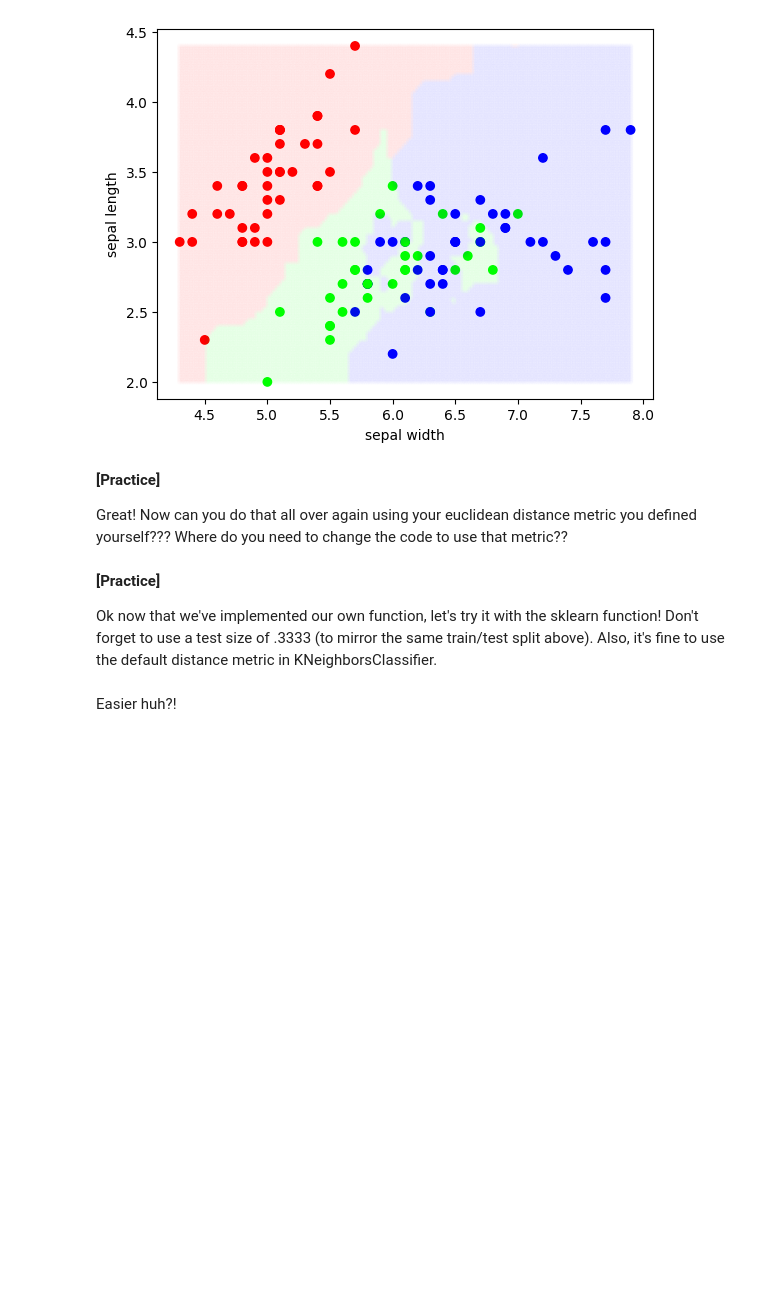
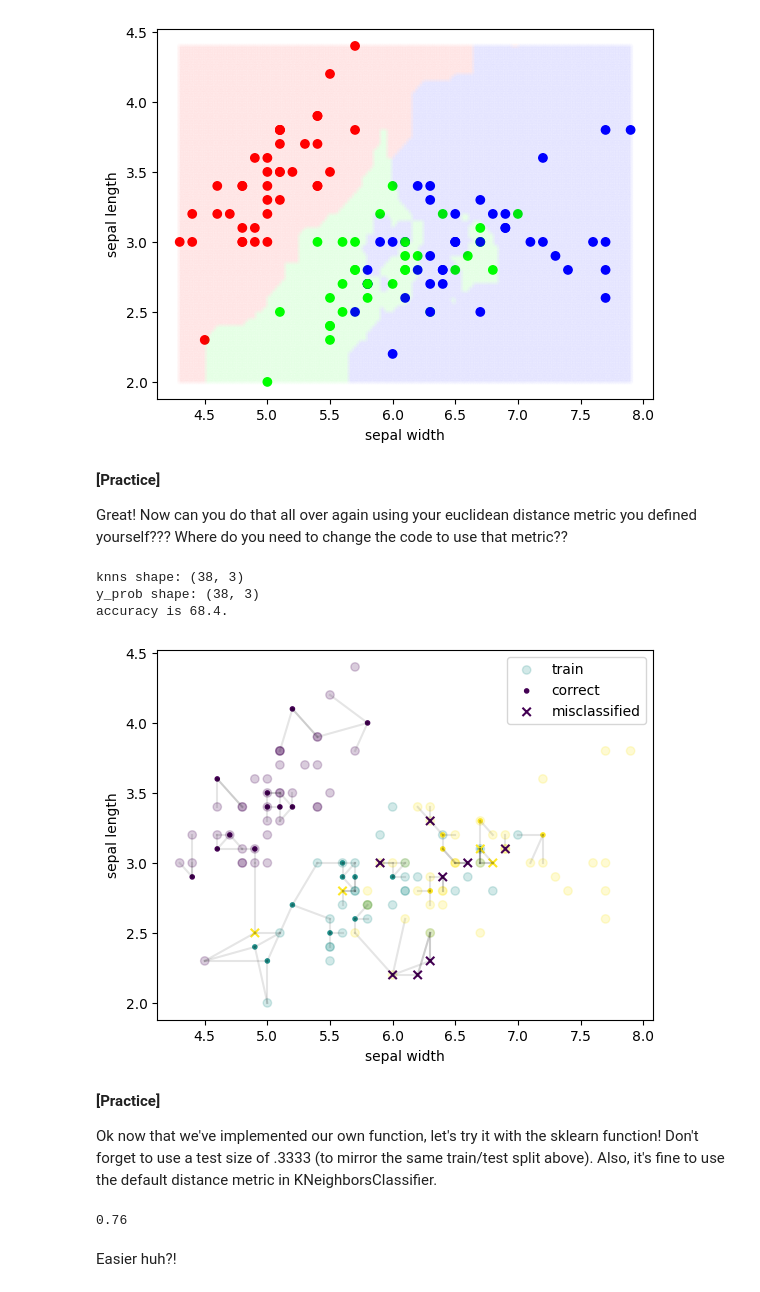
Before and after one commit to bw123111/MLcourse2025, a Jupyter notebook: assignments/Assignment_0.ipynb, the cells around one changed output. Drawn from its saved outputs; the diff is of its cells as text; code cells hidden in the pictures; blank space fills up the shorter version.

```diff
--- a/assignments/Assignment_0.ipynb
+++ b/assignments/Assignment_0.ipynb
@@ -223,38 +223,43 @@ for k in range(1,4):
 
 Great!  Now can you do that all over again using your euclidean distance metric you defined yourself???  Where do you need to change the code to use that metric??
 # %%
-# model = KNN(K=3)
+model = KNN(K=3, dist_fn=euclidean)
 
-# y_prob, knns = model.fit(x_train, y_train).predict(x_test)
-# print('knns shape:', knns.shape)
-# print('y_prob shape:', y_prob.shape)
+y_prob, knns = model.fit(x_train, y_train).predict(x_test)
+print('knns shape:', knns.shape)
+print('y_prob shape:', y_prob.shape)
 
-# #To get hard predictions by choosing the class with the maximum probability
-# y_pred = np.argmax(y_prob,axis=-1)
-# accuracy = np.sum(y_pred == y_test)/y_test.shape[0]
+#To get hard predictions by choosing the class with the maximum probability
+y_pred = np.argmax(y_prob,axis=-1)
+accuracy = np.sum(y_pred == y_test)/y_test.shape[0]
 
-# print(f'accuracy is {accuracy*100:.1f}.')
+print(f'accuracy is {accuracy*100:.1f}.')
 
-# #boolean array to later slice the indexes of correct and incorrect predictions
-# correct = y_test == y_pred
-# incorrect = np.logical_not(correct)
+#boolean array to later slice the indexes of correct and incorrect predictions
+correct = y_test == y_pred
+incorrect = np.logical_not(correct)
 
-# #visualization of the points
-# plt.scatter(x_train[:,0], x_train[:,1], c=y_train, marker='o', alpha=.2, label='train')
-# plt.scatter(x_test[correct,0], x_test[correct,1], marker='.', c=y_pred[correct], label='correct')
-# plt.scatter(x_test[incorrect,0], x_test[incorrect,1], marker='x', c=y_test[incorrect], label='misclassified')
+#visualization of the points
+plt.scatter(x_train[:,0], x_train[:,1], c=y_train, marker='o', alpha=.2, label='train')
+plt.scatter(x_test[correct,0], x_test[correct,1], marker='.', c=y_pred[correct], label='correct')
+plt.scatter(x_test[incorrect,0], x_test[incorrect,1], marker='x', c=y_test[incorrect], label='misclassified')
 
-# #connect each node to k-nearest neighbours in the training set
-# for i in range(x_test.shape[0]):
-#     for k in range(model.K):
-#         hor = x_test[i,0], x_train[knns[i,k],0]
-#         ver = x_test[i,1], x_train[knns[i,k],1]
-#         plt.plot(hor, ver, 'k-', alpha=.1)
+#connect each node to k-nearest neighbours in the training set
+for i in range(x_test.shape[0]):
+    for k in range(model.K):
+        hor = x_test[i,0], x_train[knns[i,k],0]
+        ver = x_test[i,1], x_train[knns[i,k],1]
+        plt.plot(hor, ver, 'k-', alpha=.1)
 
-# plt.ylabel('sepal length')
-# plt.xlabel('sepal width')
-# plt.legend()
-# plt.show()
+plt.ylabel('sepal length')
+plt.xlabel('sepal width')
+plt.legend()
+plt.show()
+# %% [output]
+knns shape: (38, 3)
+y_prob shape: (38, 3)
+accuracy is 68.4.
+[figure, added]
 # %% [markdown]
 **[Practice]**
 
@@ -266,17 +271,20 @@ from sklearn.metrics import accuracy_score
 from sklearn.model_selection import train_test_split
 
 ## Split the data into training and testing data (test_size=.3333)
-
+x_train, x_test, y_train, y_test = train_test_split(x, y, test_size=.3333)
 
 ## Instantiate learning model (k = 3)
-
+knn = KNeighborsClassifier(n_neighbors=3)
 
 ## Fit the model
-
+knn.fit(x_train, y_train)
 
 ## Predict the Test set results
-
+y_prob = knn.predict(x_test)
 
 ## Print the accuracy score (should be above 70%!!!)
+accuracy_score(y_test, y_prob)
+# %% [output]
+0.76
 # %% [markdown]
 Easier huh?!
```
